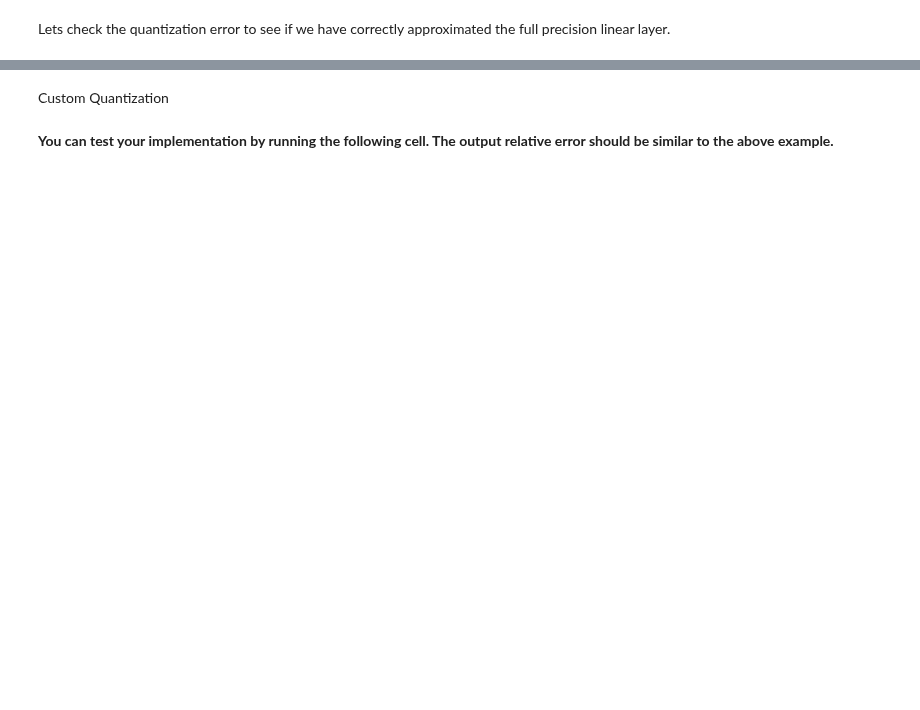
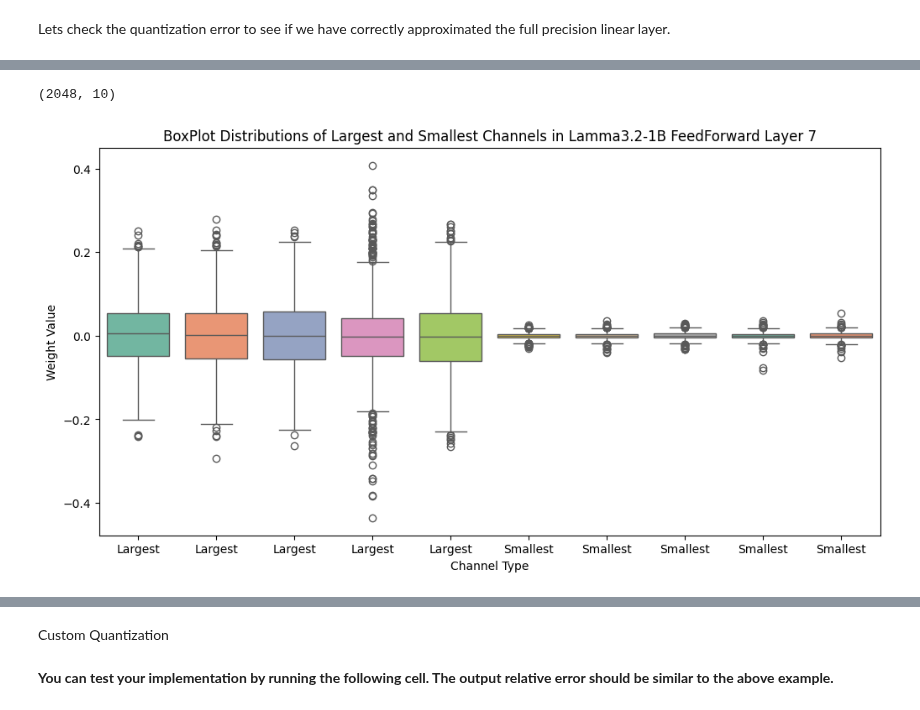
Before and after one commit to OliverGrainge/Generative_AI_on_arm, a Jupyter notebook: lab1.ipynb, the cells around one changed output, grey strips where cells are left out. Cells and saved outputs as stored; diff of their text form; code cells hidden in the pictures; blank space fills up the shorter version.

Commit message:
adding additional labe content for per-tensor and per-channel quantization

```diff
--- a/lab1.ipynb
+++ b/lab1.ipynb
@@ -922,19 +966,14 @@ Lets try this out on a random tensor.
 # %%
-# Generate random matrices and bias
-W = torch.randn(128, 128, dtype=torch.float32, requires_grad=False) * 0.01
-X = torch.randn(128, 128, dtype=torch.float32, requires_grad=False) * 0.01
-B = torch.randn(1, 128, dtype=torch.float32, requires_grad=False) * 0.01
+# Re-compute the output of the linear layer before quantization.
+y = torch.matmul(X, W)
 
-# Full precision linear layer
-y = torch.mm(X, W.t()) + B
-
-# Quantize the weights
+# Quantize the layer weight 'W'
 b = 8  # Bit-width for quantization
 S = W.abs().max() / (2**(b-1) - 1)  # Scale factor
-Q = torch.round(W / S).clamp(-2**(b-1), 2**(b-1) - 1)  # Quantize weights
+Q = torch.round(W / S).clamp(-2**(b-1), 2**(b-1) - 1)  # Q <- quantize(W)
 
 # Weight-only quantized linear layer
-y_hat = torch.mm(X, (Q * S).t()) + B
+y_hat = torch.matmul(X, (Q * S))
 # %% [markdown]
 Lets check the quantization error to see if we have correctly approximated the full precision linear layer.
 # %%
@@ -950,0 +994,36 @@ Mean relative quantization error: 0.75 (%)
+# %%
+import numpy as np
+import matplotlib.pyplot as plt
+import seaborn as sns
+
+# Calculate the L2 norm of each channel along axis 1
+channel_magnitudes = np.linalg.norm(W.clone().numpy(), axis=1)
+
+num_channels_to_select = 5
+largest_channels_indices = np.argsort(channel_magnitudes)[-num_channels_to_select:]
+smallest_channels_indices = np.argsort(channel_magnitudes)[:num_channels_to_select]
+
+# Select the largest and smallest channels along axis 1
+largest_channels = W.numpy()[largest_channels_indices, :]
+smallest_channels = W.numpy()[smallest_channels_indices, :]
+
+# Combine the data for boxplot
+combined_data = np.concatenate((largest_channels, smallest_channels), axis=0)
+labels = ['Largest'] * num_channels_to_select + ['Smallest'] * num_channels_to_select
+
+combined_data = combined_data.T
+print(combined_data.shape)
+# Plot boxplot for the selected channels
+def plot_combined_boxplot(combined_data, labels):
+    plt.figure(figsize=(12, 6))
+    sns.boxplot(data=combined_data, palette="Set2")
+    plt.xticks(ticks=np.arange(len(labels)), labels=labels * (combined_data.shape[1] // len(labels)))
+    plt.title(f'BoxPlot Distributions of Largest and Smallest Channels in Lamma3.2-1B FeedForward Layer {layer_idx}')
+    plt.xlabel('Channel Type')
+    plt.ylabel('Weight Value')
+    plt.show()
+
+plot_combined_boxplot(combined_data, labels)
+# %% [output]
+(2048, 10)
+[figure, added]
```
Also changed, not shown: parts of 35 cells of this notebook.
